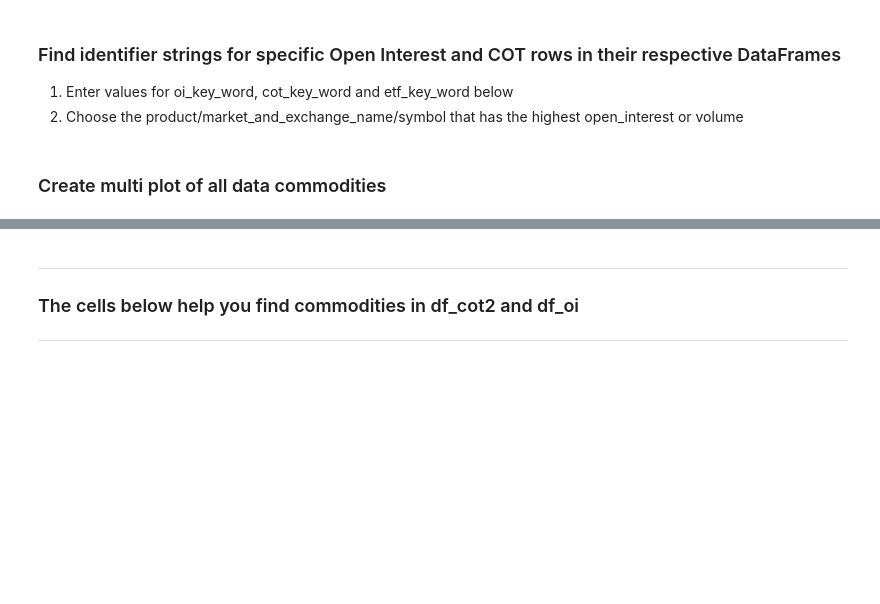
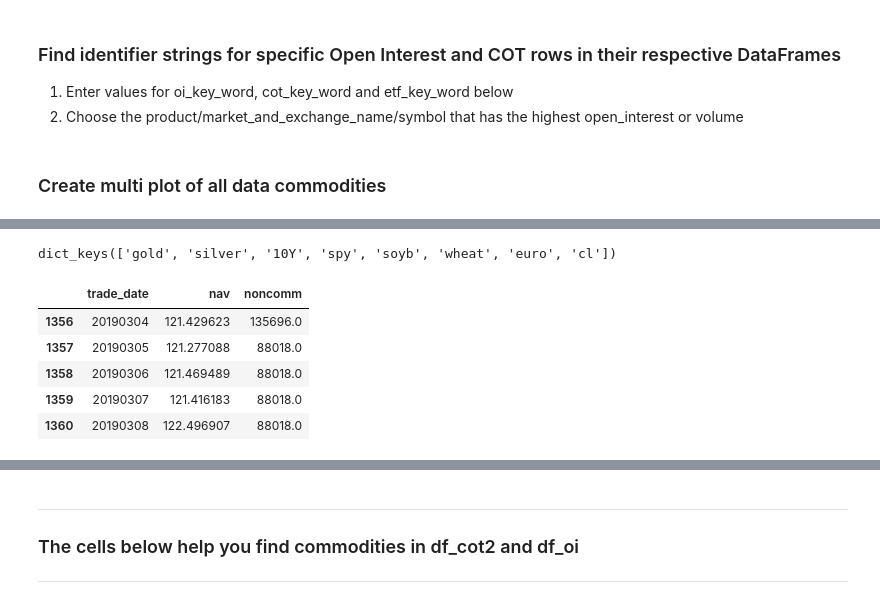
Before and after one commit to bgithub1/cme_open_interest, a Jupyter notebook: analysis_all.ipynb, the cells around one changed output, grey strips where cells are left out. Saved outputs shown, nothing was run; the diff lists cells and outputs as text; code cells hidden in the pictures; blank space fills up the shorter version.

```diff
--- a/analysis_all.ipynb
+++ b/analysis_all.ipynb
@@ -319,0 +331,11 @@ array(['2003-09-22', '2003-09-23', '2003-09-24', ..., '2014-04-18',
+# %%
+print(dict_df.keys())
+dict_df['gold'].tail()
+# %% [output]
+dict_keys(['gold', 'silver', '10Y', 'spy', 'soyb', 'wheat', 'euro', 'cl'])
+|  | trade_date | nav | noncomm |
+| 1356 | 20190304 | 121.429623 | 135696.0 |
+| 1357 | 20190305 | 121.277088 | 88018.0 |
+| 1358 | 20190306 | 121.469489 | 88018.0 |
+| 1359 | 20190307 | 121.416183 | 88018.0 |
+| 1360 | 20190308 | 122.496907 | 88018.0 |
```
Also changed, not shown: parts of 16 cells of this notebook, 12 other files.
